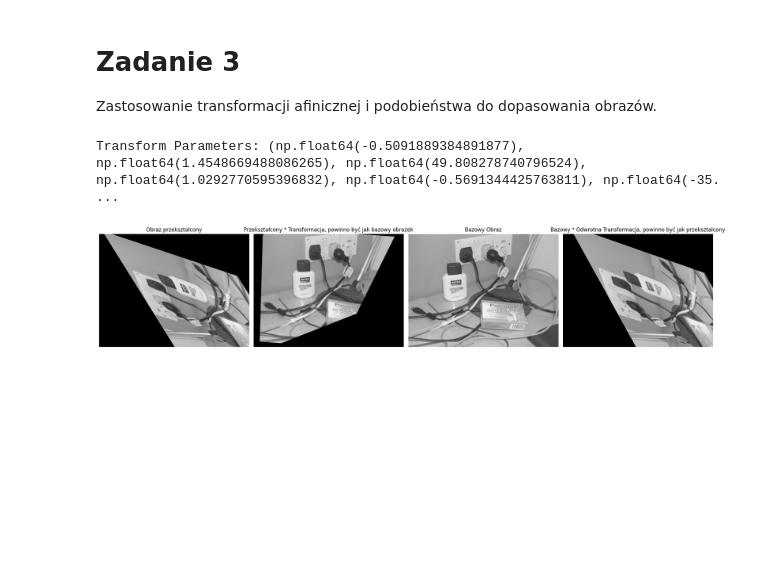
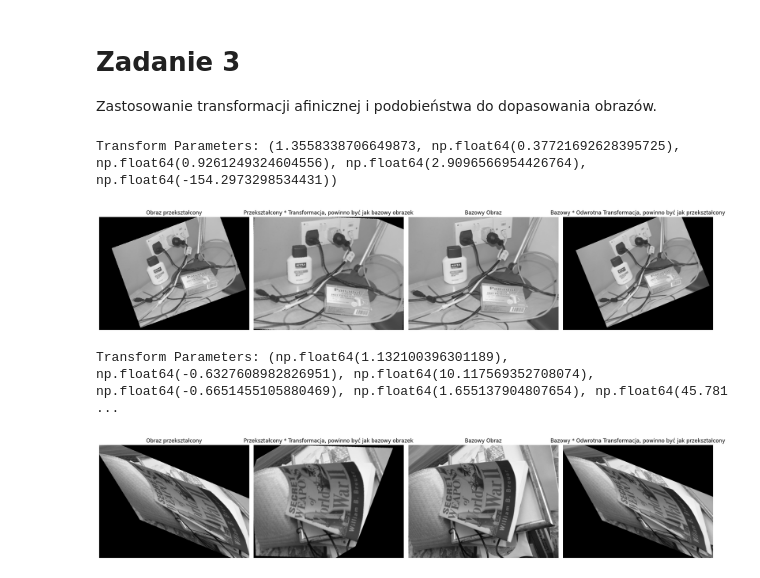
Before and after one commit to Isembart/Grafika-Komputerowa, a Jupyter notebook: Lab3/lab3.ipynb, the cells around one changed output. Drawn from its saved outputs; the diff is of its cells as text; code cells hidden in the pictures; blank space fills up the shorter version.

```diff
--- a/Lab3/lab3.ipynb
+++ b/Lab3/lab3.ipynb
@@ -181,34 +181,36 @@ def recreate_image_from_points(reference_image, target_image, affine=False):
     # Inverse: target -> reference
     result_inverse = cv2.warpAffine(target_image, inverse_matrix[:2, :], (reference_image.shape[1], reference_image.shape[0]))
 
     print('Transform Parameters:', params)
     plt.figure(figsize=(20, 5))
     plt.subplot(1, 4, 1)
     plt.title('Obraz przekształcony')
     plt.imshow(cv2.cvtColor(reference_image, cv2.COLOR_BGR2RGB))
     plt.axis('off')
 
     plt.subplot(1, 4, 2)
     plt.title('Przekształcony * Transformacja, powinno być jak bazowy obrazek')
     plt.imshow(cv2.cvtColor(result_forward, cv2.COLOR_BGR2RGB))
     plt.axis('off')
 
     plt.subplot(1, 4, 3)
     plt.title('Bazowy Obraz')
     plt.imshow(cv2.cvtColor(target_image, cv2.COLOR_BGR2RGB))
     plt.axis('off')
 
     plt.subplot(1, 4, 4)
     plt.title('Bazowy * Odwrotna Transformacja, powinno być jak przekształcony')
     plt.imshow(cv2.cvtColor(result_inverse, cv2.COLOR_BGR2RGB))
     plt.axis('off')
 
     plt.tight_layout()
     plt.show()
 
 
-# recreate_image_from_points(imgApodo, imgA, affine=False)
-recreate_image_from_points(imgAafin, imgA, affine=True)
+recreate_image_from_points(imgApodo, imgA, affine=False)
+recreate_image_from_points(imageBafin, imgB, affine=True)
 # %% [output]
-Transform Parameters: (np.float64(-0.5091889384891877), np.float64(1.4548669488086265), np.float64(49.808278740796524), np.float64(1.0292770595396832), np.float64(-0.5691344425763811), np.float64(-35. ...
+Transform Parameters: (1.3558338706649873, np.float64(0.37721692628395725), np.float64(0.9261249324604556), np.float64(2.9096566954426764), np.float64(-154.2973298534431))
-[figure, old version]
+[figure, new version]
+Transform Parameters: (np.float64(1.132100396301189), np.float64(-0.6327608982826951), np.float64(10.117569352708074), np.float64(-0.6651455105880469), np.float64(1.655137904807654), np.float64(45.781 ...
+[figure, added]
```
Also changed, not shown: parts of 1 cell of this notebook.
